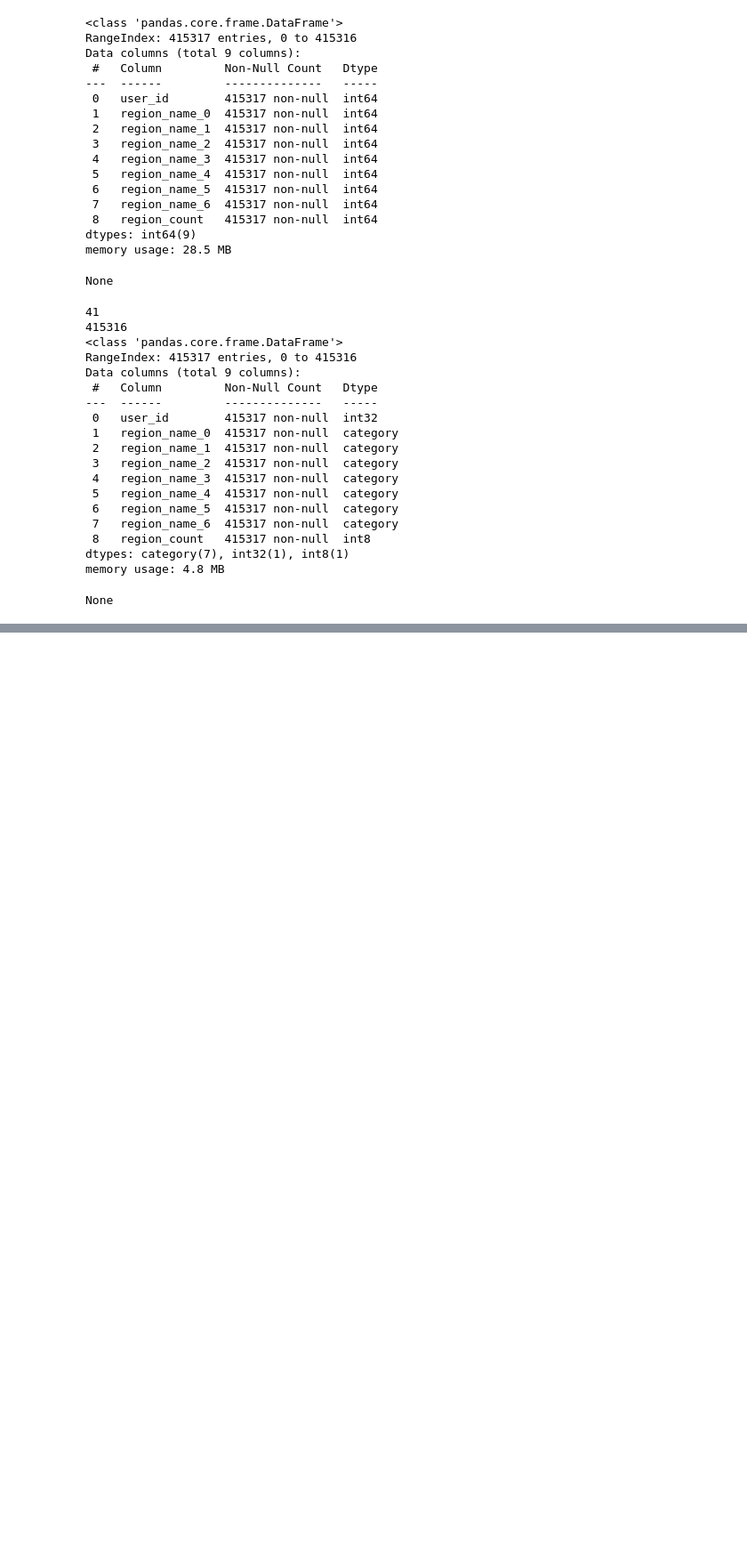
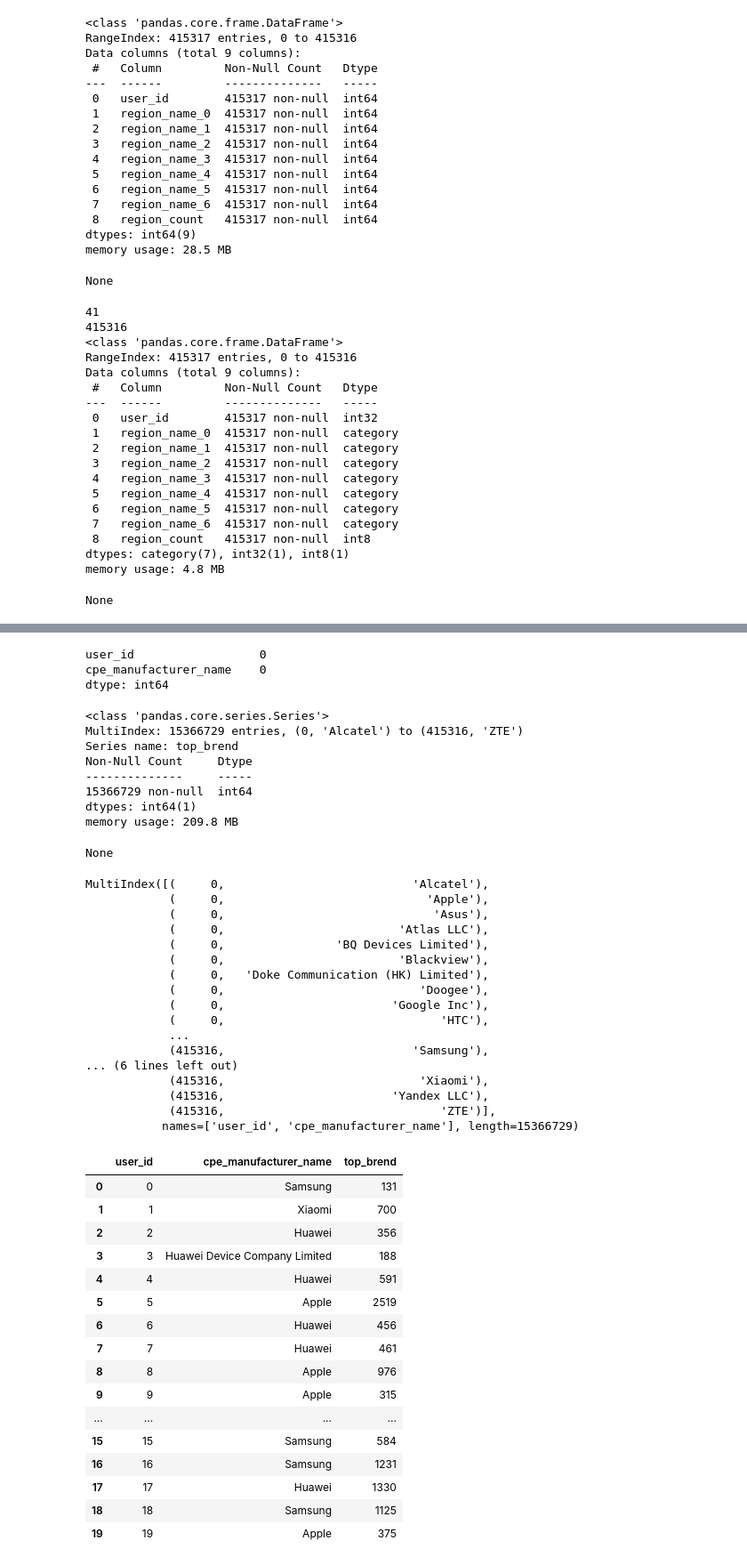
Before and after one commit to koshkidadanet/MTS-ML-CUP, a Jupyter notebook: feature_eng.ipynb, the cells around one changed output, grey strips where cells are left out. Shown at 89% size. Saved outputs shown, nothing was run; the diff lists cells and outputs as text; code cells hidden in the pictures; blank space fills up the shorter version.

```diff
--- a/feature_eng.ipynb
+++ b/feature_eng.ipynb
@@ -179,0 +366,61 @@ df.to_parquet('..\\full_data\\figma_plan\\region.parquet', index=False)
+# %%
+display(data.isna().sum())
+df = data.groupby(['user_id', 'cpe_manufacturer_name'])['cpe_manufacturer_name'].count()
+df.name = 'top_brend'
+
+display(df.info())
+print(df.index)
+
+df = df[df != 0].reset_index()
+display(df.head(20))
+
+df = df.sort_values(by='top_brend', ascending=False).drop_duplicates(subset='user_id', keep='first', ignore_index=True)
+df = df.drop('top_brend', axis=1)
+df = df.sort_values(by='user_id').reset_index(drop=True)
+# %% [output]
+user_id                  0
+cpe_manufacturer_name    0
+dtype: int64
+<class 'pandas.core.series.Series'>
+MultiIndex: 15366729 entries, (0, 'Alcatel') to (415316, 'ZTE')
+Series name: top_brend
+Non-Null Count     Dtype
+--------------     -----
+15366729 non-null  int64
+dtypes: int64(1)
+memory usage: 209.8 MB
+None
+MultiIndex([(     0,                           'Alcatel'),
+            (     0,                             'Apple'),
+            (     0,                              'Asus'),
+            (     0,                         'Atlas LLC'),
+            (     0,                'BQ Devices Limited'),
+            (     0,                         'Blackview'),
+            (     0,   'Doke Communication (HK) Limited'),
+            (     0,                            'Doogee'),
+            (     0,                        'Google Inc'),
+            (     0,                               'HTC'),
+            ...
+            (415316,                           'Samsung'),
+... (6 lines left out)
+            (415316,                            'Xiaomi'),
+            (415316,                        'Yandex LLC'),
+            (415316,                               'ZTE')],
+           names=['user_id', 'cpe_manufacturer_name'], length=15366729)
+|  | user_id | cpe_manufacturer_name | top_brend |
+| 0 | 0 | Samsung | 131 |
+| 1 | 1 | Xiaomi | 700 |
+| 2 | 2 | Huawei | 356 |
+| 3 | 3 | Huawei Device Company Limited | 188 |
+| 4 | 4 | Huawei | 591 |
+| 5 | 5 | Apple | 2519 |
+| 6 | 6 | Huawei | 456 |
+| 7 | 7 | Huawei | 461 |
+| 8 | 8 | Apple | 976 |
+| 9 | 9 | Apple | 315 |
+| ... | ... | ... | ... |
+| 15 | 15 | Samsung | 584 |
+| 16 | 16 | Samsung | 1231 |
+| 17 | 17 | Huawei | 1330 |
+| 18 | 18 | Samsung | 1125 |
+| 19 | 19 | Apple | 375 |
```
Also changed, not shown: parts of 24 cells of this notebook.
